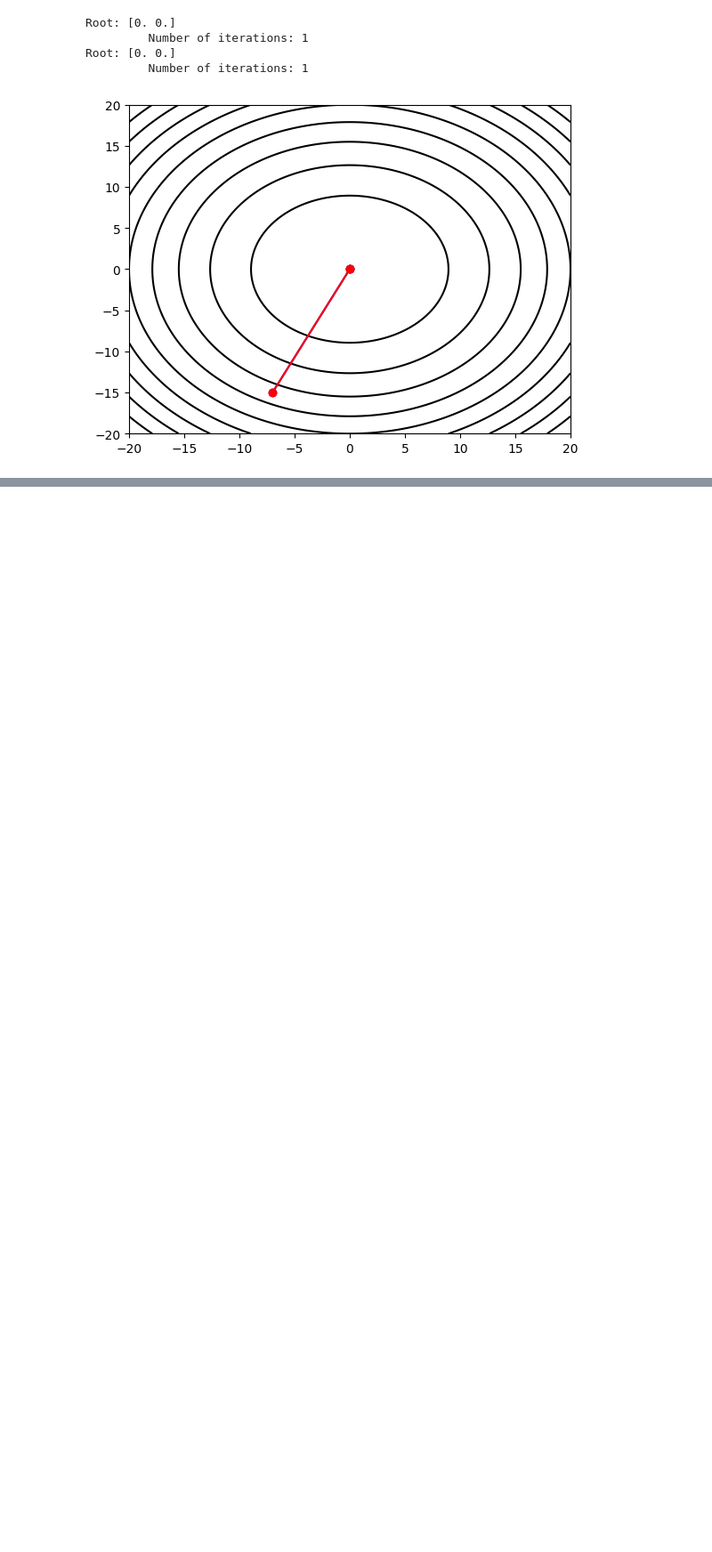
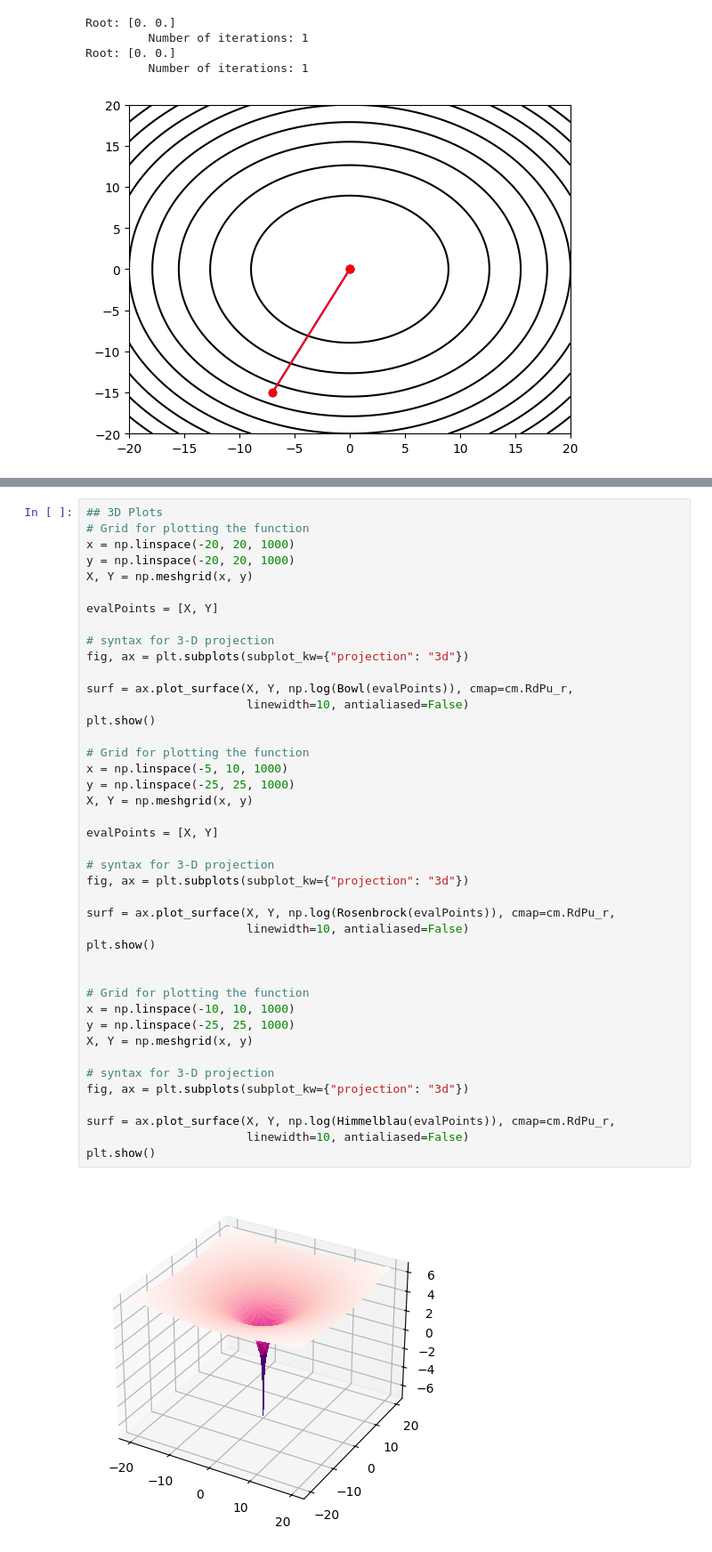
Before and after one commit to cmaddry/APPM-4600, a Jupyter notebook: Final Project/Code/finalProject.ipynb, the cells around one changed output, grey strips where cells are left out. Shown at 89% size. Cells and saved outputs as stored; diff of their text form; blank space fills up the shorter version.

```diff
--- a/Final Project/Code/finalProject.ipynb
+++ b/Final Project/Code/finalProject.ipynb
@@ -286,0 +279,44 @@ Root: [ 3.58442834 -1.84812653]
+# %%
+## 3D Plots
+# Grid for plotting the function
+x = np.linspace(-20, 20, 1000)
+y = np.linspace(-20, 20, 1000)
+X, Y = np.meshgrid(x, y)
+
+evalPoints = [X, Y]
+
+# syntax for 3-D projection
+fig, ax = plt.subplots(subplot_kw={"projection": "3d"})
+
+surf = ax.plot_surface(X, Y, np.log(Bowl(evalPoints)), cmap=cm.RdPu_r,
+                       linewidth=10, antialiased=False)
+plt.show()
+
+# Grid for plotting the function
+x = np.linspace(-5, 10, 1000)
+y = np.linspace(-25, 25, 1000)
+X, Y = np.meshgrid(x, y)
+
+evalPoints = [X, Y]
+
+# syntax for 3-D projection
+fig, ax = plt.subplots(subplot_kw={"projection": "3d"})
+
+surf = ax.plot_surface(X, Y, np.log(Rosenbrock(evalPoints)), cmap=cm.RdPu_r,
+                       linewidth=10, antialiased=False)
+plt.show()
+
+
+# Grid for plotting the function
+x = np.linspace(-10, 10, 1000)
+y = np.linspace(-25, 25, 1000)
+X, Y = np.meshgrid(x, y)
+
+# syntax for 3-D projection
+fig, ax = plt.subplots(subplot_kw={"projection": "3d"})
+
+surf = ax.plot_surface(X, Y, np.log(Himmelblau(evalPoints)), cmap=cm.RdPu_r,
+                       linewidth=10, antialiased=False)
+plt.show()
+# %% [output]
+[figure, added]
```
Also changed, not shown: parts of 7 cells of this notebook, 10 other files.
